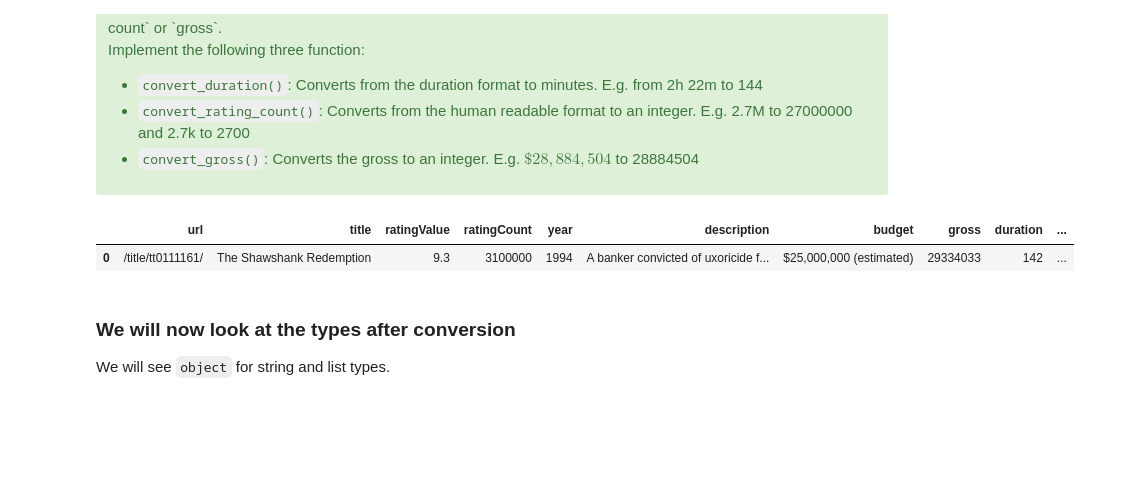
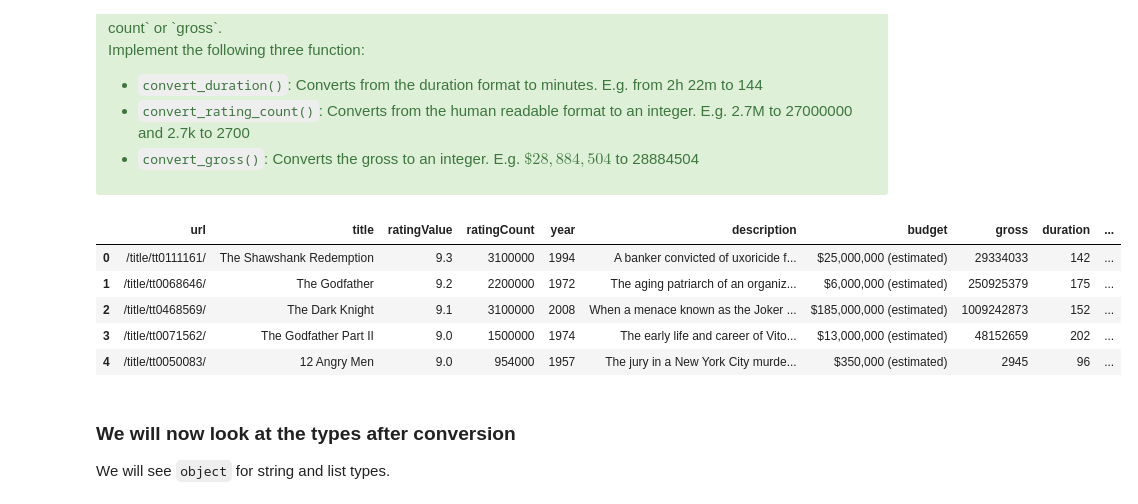
Before and after one commit to Marionese/python_ds_excercises, a Jupyter notebook: primer_exercise1/primer_part1_imdb_scraping.ipynb, the cells around one changed output. Saved outputs shown, nothing was run; the diff lists cells and outputs as text; code cells hidden in the pictures; blank space fills up the shorter version.

```diff
--- a/primer_exercise1/primer_part1_imdb_scraping.ipynb
+++ b/primer_exercise1/primer_part1_imdb_scraping.ipynb
@@ -305,14 +305,15 @@ def convert_duration(duration):
     minutes = 0
     # ADD YOUR CODE HERE
     if "h" in duration:
-        hours = duration.split("h")[0]
-        hours = int(hours)
-        minutes = duration.split("h")[1].split("m")[0].strip()
+        hours = int(duration.split("h")[0].strip())
+
+        # Try to extract minutes, but allow missing minutes
+        minute_part = duration.split("h")[1].replace("m", "").strip()
+        minutes = int(minute_part) if minute_part else 0
     else:
-        minutes = duration.split("m")[0].strip()
         hours = 0
-    minutes = int(minutes)
-    minutes = minutes + hours * 60
+        minutes = int(duration.replace("m", "").strip())
+    minutes = hours * 60 + minutes
     # DO NOT CHANGE FROM HERE
     return minutes
 
@@ -326,6 +327,9 @@ def convert_rating_count(ratings):
         count = int(float(count) *1000000)
     elif "k" in ratings:
         count = ratings.split("k")[0]
+        count = int(float(count) *1000)
+    elif "K" in ratings:
+        count = ratings.split("K")[0]
         count = int(float(count) *1000)
     else:
         count = int(ratings)
@@ -341,34 +345,39 @@ def convert_gross(value):
     gross = int(value.strip())
     # DO NOT CHANGE FROM HERE
     return gross
+
 
 # DO NOT CHANGE FROM HERE
 def convert_df(df):
     df_conv = df.convert_dtypes()
 
     try:
         df_conv.ratingValue = pd.to_numeric(df_conv.ratingValue, errors='coerce')
     except Exception as e:
         print(f"Error converting ratingValue to numeric: {e}")
 
     try:
         # Use nullable integer dtype to handle NaNs safely
         df_conv.year = df_conv.year.astype('Int64')
     except Exception as e:
         print(f"Error converting year to integer: {e}")
 
 
     df_conv.duration = df_conv.duration.apply(convert_duration)
     df_conv.ratingCount = df_conv.ratingCount.apply(convert_rating_count).astype('Int64')
     df_conv.gross = df_conv.gross.apply(convert_gross).astype('Int64')
 
     return df_conv
 
 df_conv = convert_df(df)
 df_conv.head()
 # %% [output]
 |  | url | title | ratingValue | ratingCount | year | description | budget | gross | duration | ... |
 | 0 | /title/tt0111161/ | The Shawshank Redemption | 9.3 | 3100000 | 1994 | A banker convicted of uxoricide f... | $25,000,000 (estimated) | 29334033 | 142 | ... |
+| 1 | /title/tt0068646/ | The Godfather | 9.2 | 2200000 | 1972 | The aging patriarch of an organiz... | $6,000,000 (estimated) | 250925379 | 175 | ... |
+| 2 | /title/tt0468569/ | The Dark Knight | 9.1 | 3100000 | 2008 | When a menace known as the Joker ... | $185,000,000 (estimated) | 1009242873 | 152 | ... |
+| 3 | /title/tt0071562/ | The Godfather Part II | 9.0 | 1500000 | 1974 | The early life and career of Vito... | $13,000,000 (estimated) | 48152659 | 202 | ... |
+| 4 | /title/tt0050083/ | 12 Angry Men | 9.0 | 954000 | 1957 | The jury in a New York City murde... | $350,000 (estimated) | 2945 | 96 | ... |
 # %% [markdown]
 ### We will now look at the types after conversion
 
```
Also changed, not shown: parts of 1 cell of this notebook.
